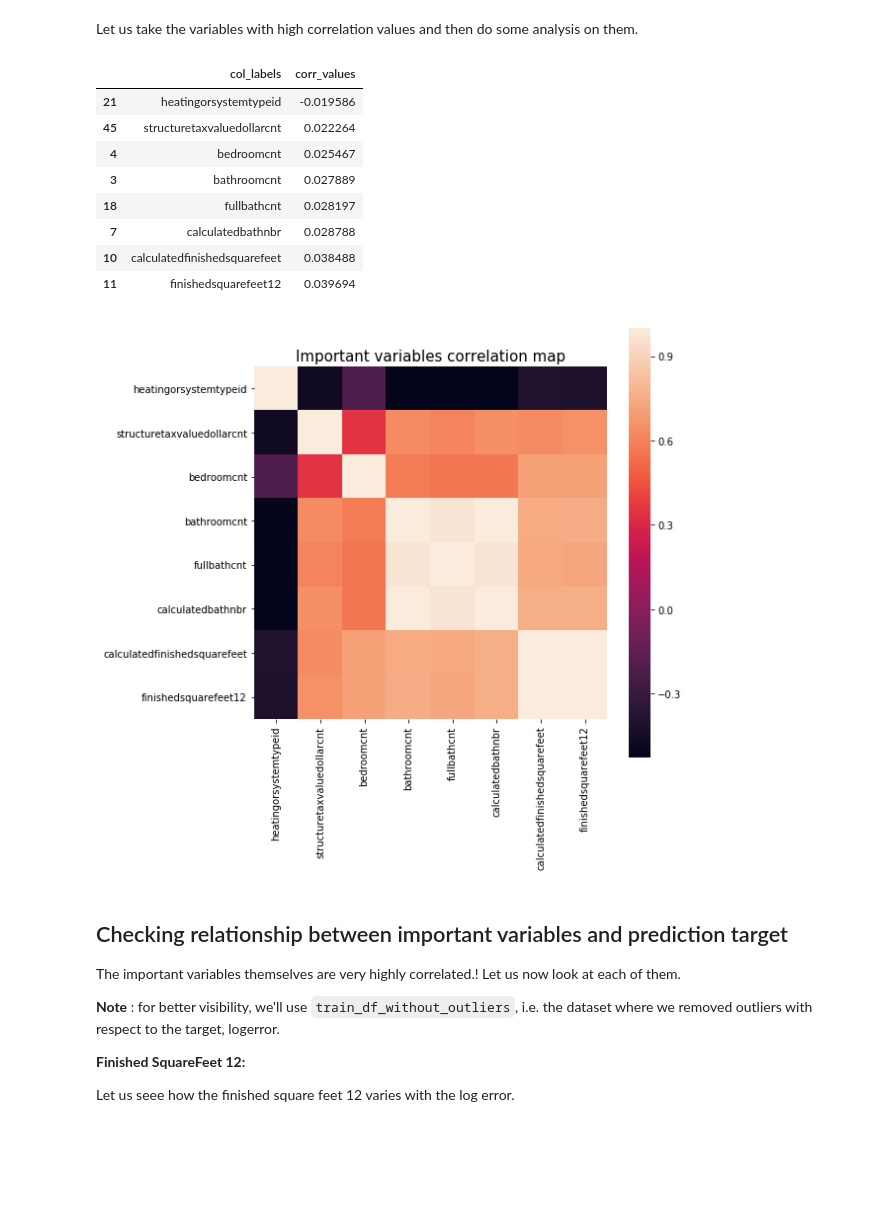
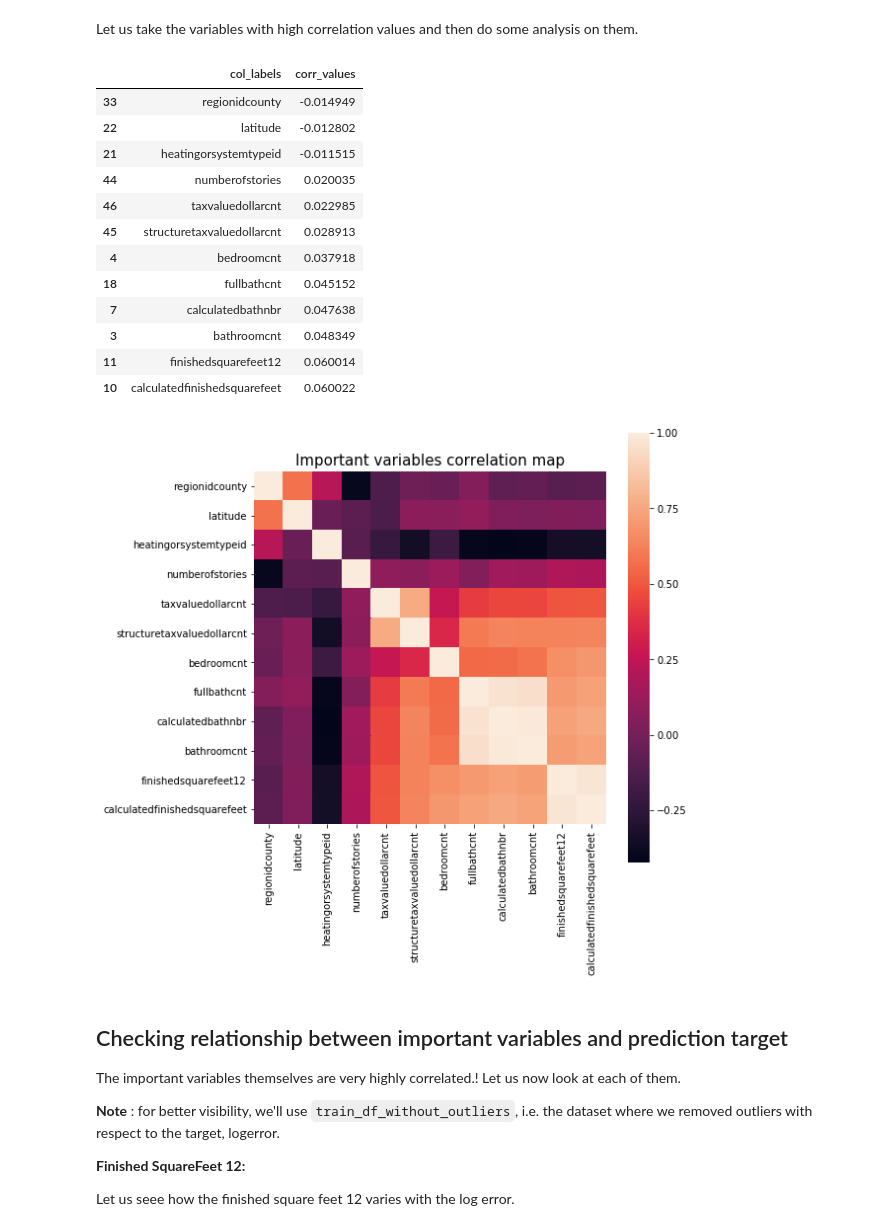
Before and after one commit to adrienctx/cb-data-science-workshops, a Jupyter notebook: kaggle-zillow/notebooks/data-exploration.ipynb, the cells around one changed output. Drawn from its saved outputs; the diff is of its cells as text; code cells hidden in the pictures; blank space fills up the shorter version.

```diff
--- a/kaggle-zillow/notebooks/data-exploration.ipynb
+++ b/kaggle-zillow/notebooks/data-exploration.ipynb
@@ -337,7 +327,7 @@ For example, does it work on both *poolsizesum* and *fireplaceflag*? And *buildi
 ## Correlation between variables:
 # %%
 # Let us just impute the missing values with mean values to compute correlation coefficients #
-median_values = train_df.median(axis=0)
-train_df_null_to_median = train_df.copy()
+median_values = train_df_without_outliers.median(axis=0)
+train_df_null_to_median = train_df_without_outliers.copy()
 train_df_null_to_median.fillna(median_values, inplace=True)
 # %% [output]
@@ -446,27 +436,31 @@ corr_df_sel = corr_df[(corr_df['corr_values']>0.02) | (corr_df['corr_values'] <
 corr_df_sel
 # %% [output]
 |  | col_labels | corr_values |
-| 21 | heatingorsystemtypeid | -0.019586 |
-| 45 | structuretaxvaluedollarcnt | 0.022264 |
-| 4 | bedroomcnt | 0.025467 |
-| 3 | bathroomcnt | 0.027889 |
-| 18 | fullbathcnt | 0.028197 |
-| 7 | calculatedbathnbr | 0.028788 |
-| 10 | calculatedfinishedsquarefeet | 0.038488 |
-| 11 | finishedsquarefeet12 | 0.039694 |
+| 33 | regionidcounty | -0.014949 |
+| 22 | latitude | -0.012802 |
+| 21 | heatingorsystemtypeid | -0.011515 |
+| 44 | numberofstories | 0.020035 |
+| 46 | taxvaluedollarcnt | 0.022985 |
+| 45 | structuretaxvaluedollarcnt | 0.028913 |
+| 4 | bedroomcnt | 0.037918 |
+| 18 | fullbathcnt | 0.045152 |
+| 7 | calculatedbathnbr | 0.047638 |
+| 3 | bathroomcnt | 0.048349 |
+| 11 | finishedsquarefeet12 | 0.060014 |
+| 10 | calculatedfinishedsquarefeet | 0.060022 |
 # %%
 cols_to_use = corr_df_sel.col_labels.tolist()
 
-temp_df = train_df[cols_to_use]
+temp_df = train_df_null_to_median[cols_to_use]
 corrmat = temp_df.corr(method='spearman')
 f, ax = plt.subplots(figsize=(8, 8))
 
 # Draw the heatmap using seaborn
 sns.heatmap(corrmat, vmax=1., square=True)
 plt.title("Important variables correlation map", fontsize=15)
 plt.show()
 # %% [output]
-[figure, old version]
+[figure, new version]
 # %% [markdown]
 ## Checking relationship between important variables and prediction target
 
```
Also changed, not shown: parts of 24 cells of this notebook, 1 other file.
